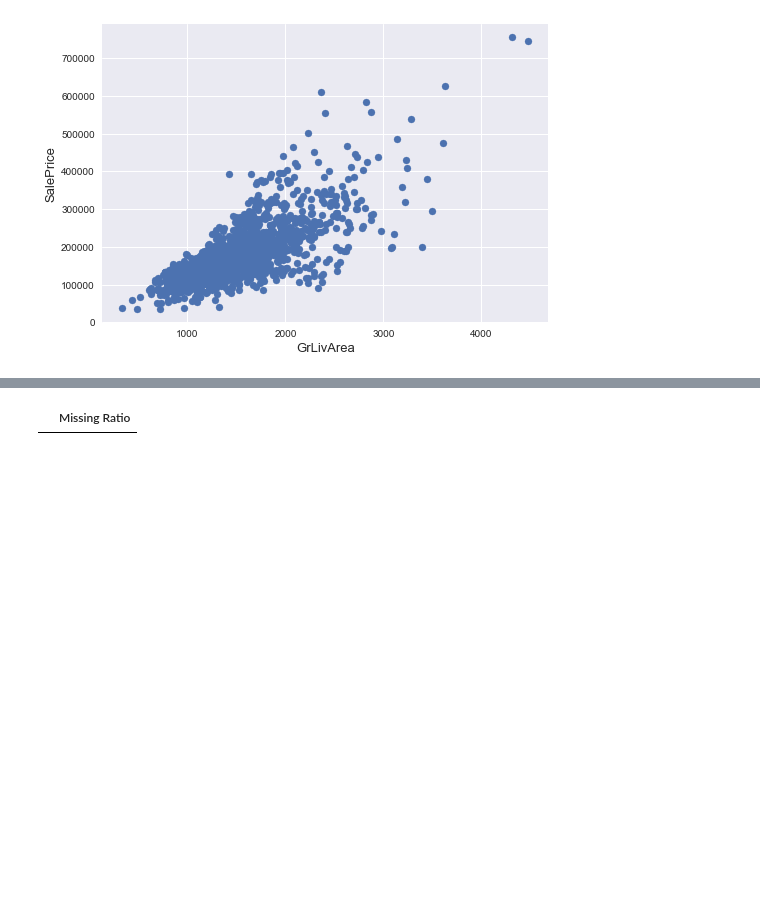
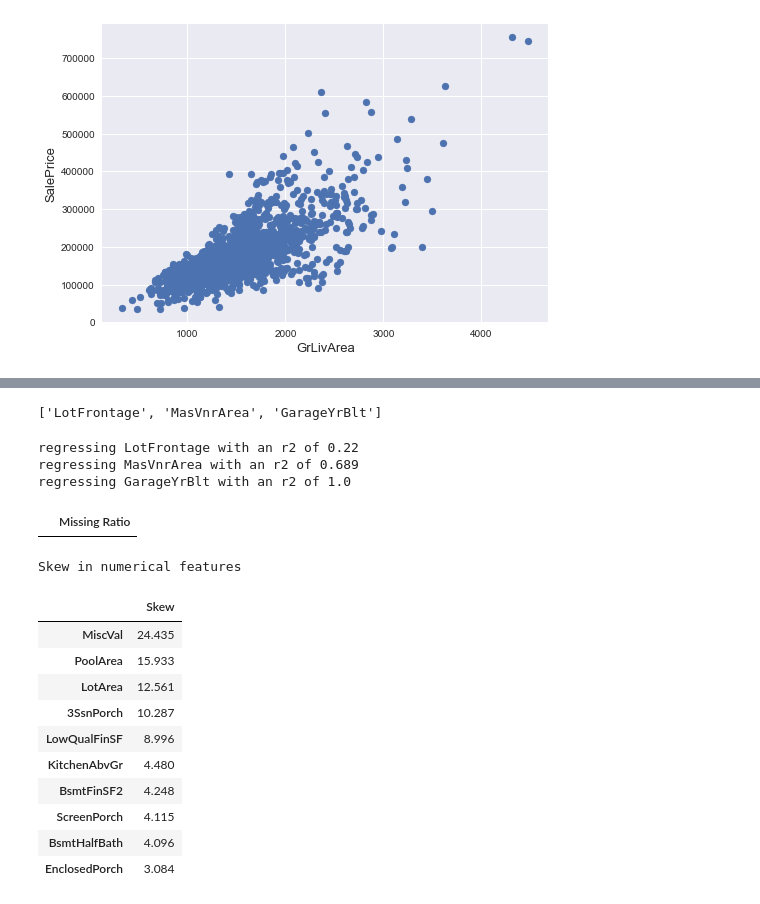
Before and after one commit to vincefav/housing-prices-advanced-regression, a Jupyter notebook: Housing_advanced_regression.ipynb, the cells around one changed output, grey strips where cells are left out. Saved outputs shown, nothing was run; the diff lists cells and outputs as text; code cells hidden in the pictures; blank space fills up the shorter version.

```diff
--- a/Housing_advanced_regression.ipynb
+++ b/Housing_advanced_regression.ipynb
@@ -169 +146,43 @@ for col in ('BsmtQual', 'BsmtCond', 'BsmtExposure', 'BsmtFinType1', 'BsmtFinType
+# %%
+null_cols = data.isnull().sum()
+null_cols = list(null_cols[null_cols != 0].index)
+null_cols
+# %% [output]
+['LotFrontage', 'MasVnrArea', 'GarageYrBlt']
+# %%
+from xgboost import XGBRegressor
+from sklearn.model_selection import train_test_split
+from sklearn.metrics import r2_score
+
+# Get null columns
+null_cols = data.isnull().sum()
+null_cols = list(null_cols[null_cols != 0].index)
+
+saleprice = data.pop('SalePrice')
+
+for i in null_cols:
+    x = data.fillna(-100)
+    y = x.pop(i)
+
+    xtrain, xtest, ytrain, ytest = train_test_split(x, y, test_size=0.2)
+    reg = XGBRegressor()
+    reg.fit(xtrain, ytrain)
+    pred = reg.predict(xtest)
+    r2 = r2_score(ytest, pred)
+
+    # If we can reasonably predict these values, do so
+    if r2 > .20:
+        print('regressing', i, 'with an r2 of', round(r2, 3))
+        data['predicted'] = reg.predict(data.fillna(data.median()).drop(i, axis=1))
+        data[i] = np.where(data[i].isnull(), data['predicted'], data[i])
+        del data['predicted']
+
+    # Otherwise, just take the median
+    else:
+        print('averaging', i)
+        data[i] = data[i].fillna(data[i].median())
+# %% [output]
+regressing LotFrontage with an r2 of 0.22
+regressing MasVnrArea with an r2 of 0.689
+regressing GarageYrBlt with an r2 of 1.0
 # %%
@@ -210,3 +238,28 @@ missing_data = pd.DataFrame({'Missing Ratio' :all_data_na})
 missing_data.head()
 # %% [output]
 |  | Missing Ratio |
+# %%
+# Adding total sqfootage feature
+data['TotalSF'] = data['TotalBsmtSF'] + data['1stFlrSF'] + data['2ndFlrSF']
+# %%
+numeric_feats = data.dtypes[data.dtypes != "object"].index
+numeric_feats = [i for i in numeric_feats if 'dummy' not in i]
+
+# Check the skew of all numerical features
+skewed_feats = data[numeric_feats].apply(lambda x: skew(x.dropna())).sort_values(ascending=False)
+print("Skew in numerical features")
+skewness = pd.DataFrame({'Skew' :skewed_feats})
+skewness.head(10)
+# %% [output]
+Skew in numerical features
+|  | Skew |
+| MiscVal | 24.435 |
+| PoolArea | 15.933 |
+| LotArea | 12.561 |
+| 3SsnPorch | 10.287 |
+| LowQualFinSF | 8.996 |
+| KitchenAbvGr | 4.480 |
+| BsmtFinSF2 | 4.248 |
+| ScreenPorch | 4.115 |
+| BsmtHalfBath | 4.096 |
+| EnclosedPorch | 3.084 |
```
Also changed, not shown: parts of 27 cells of this notebook.
